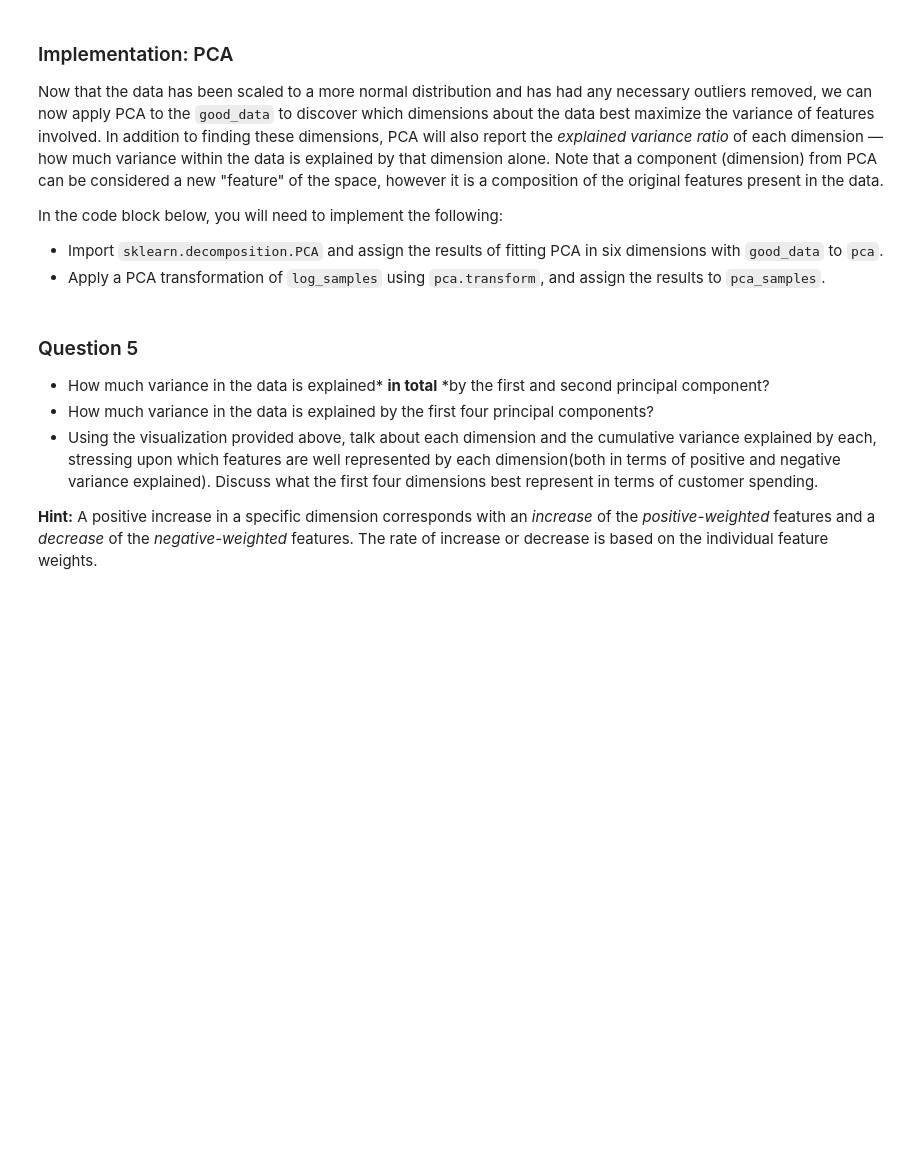
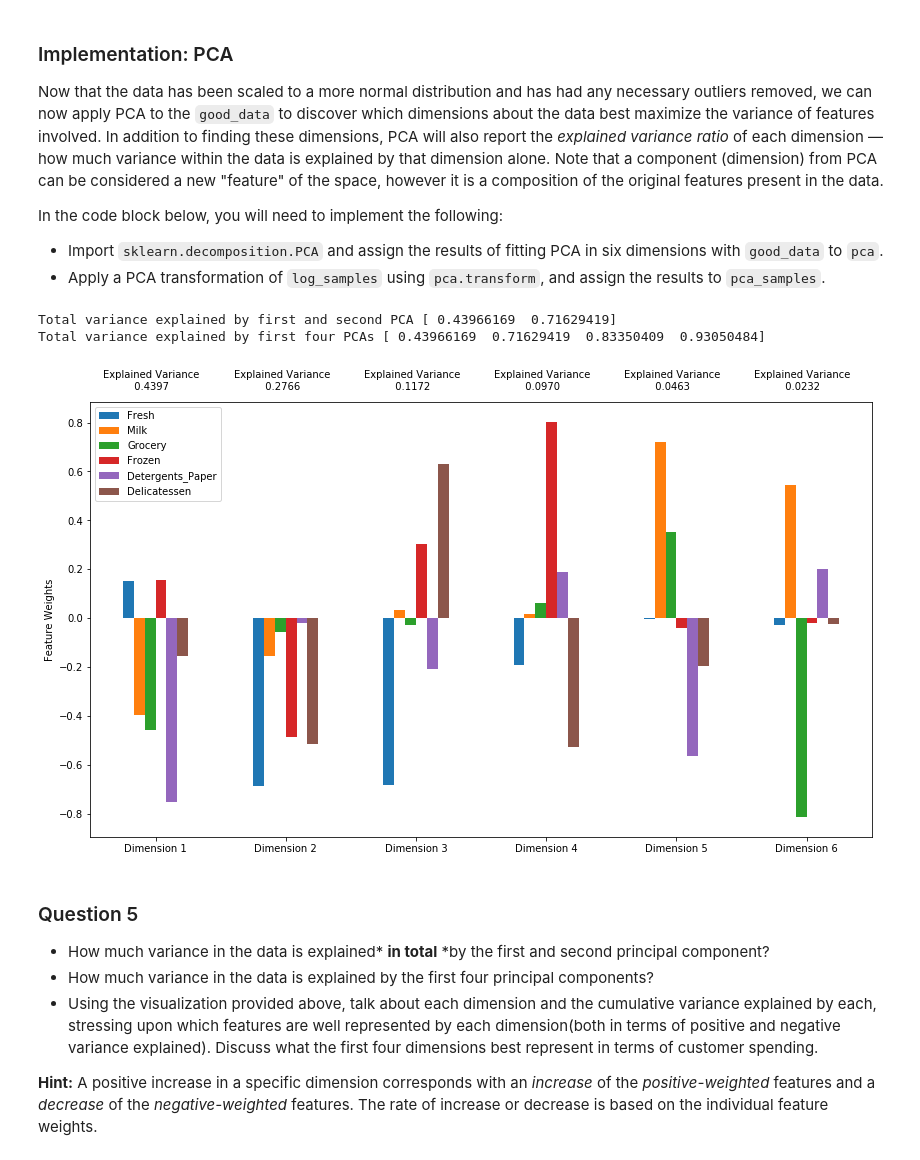
Before and after one commit to AfnanSh/CustomerSegmentationML, a Jupyter notebook: customer_segments.ipynb, the cells around one changed output. Saved outputs shown, nothing was run; the diff lists cells and outputs as text; code cells hidden in the pictures; blank space fills up the shorter version.

```diff
--- a/customer_segments.ipynb
+++ b/customer_segments.ipynb
@@ -323,13 +332,24 @@ In the code block below, you will need to implement the following:
 # %%
 from sklearn.decomposition import PCA
 # Apply PCA by fitting the good data with the same number of dimensions as features
-pca = None
+pca = PCA(n_components=len(good_data.columns)).fit(good_data)
+
 
 # TODO: Transform log_samples using the PCA fit above
-pca_samples = None
+pca_samples = pca.transform(log_samples)
 
 # Generate PCA results plot
 pca_results = vs.pca_results(good_data, pca)
+pca_var_ratio = pca.explained_variance_ratio_
+first_second_var = np.cumsum(pca_var_ratio[:2])
+first_four_var = np.cumsum(pca_var_ratio[:4])
+
+print "Total variance explained by first and second PCA {}".format(first_second_var)
+print "Total variance explained by first four PCAs {}".format(first_four_var)
+# %% [output]
+Total variance explained by first and second PCA [ 0.43966169  0.71629419]
+Total variance explained by first four PCAs [ 0.43966169  0.71629419  0.83350409  0.93050484]
+[figure, added]
 # %% [markdown]
 ### Question 5
 
```
Also changed, not shown: parts of 11 cells of this notebook, 1 other file.
